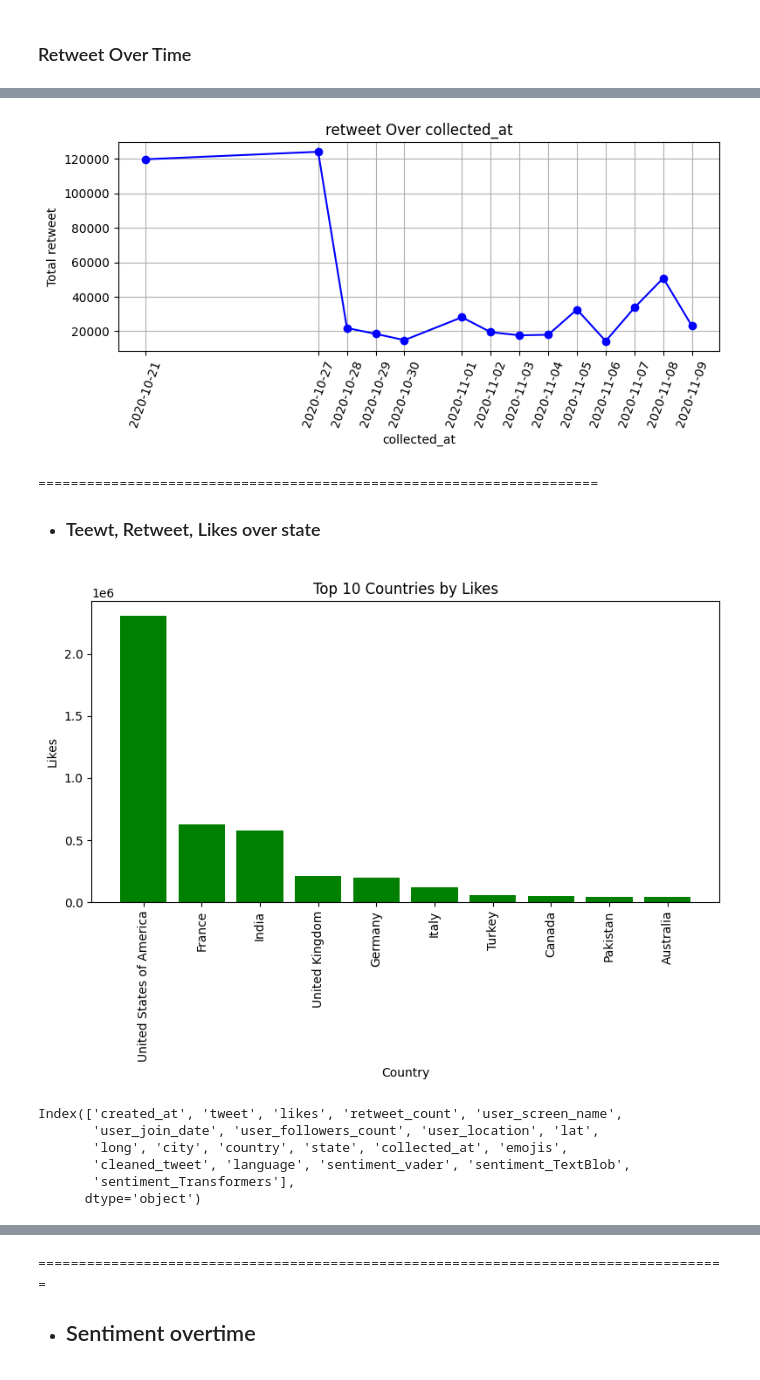
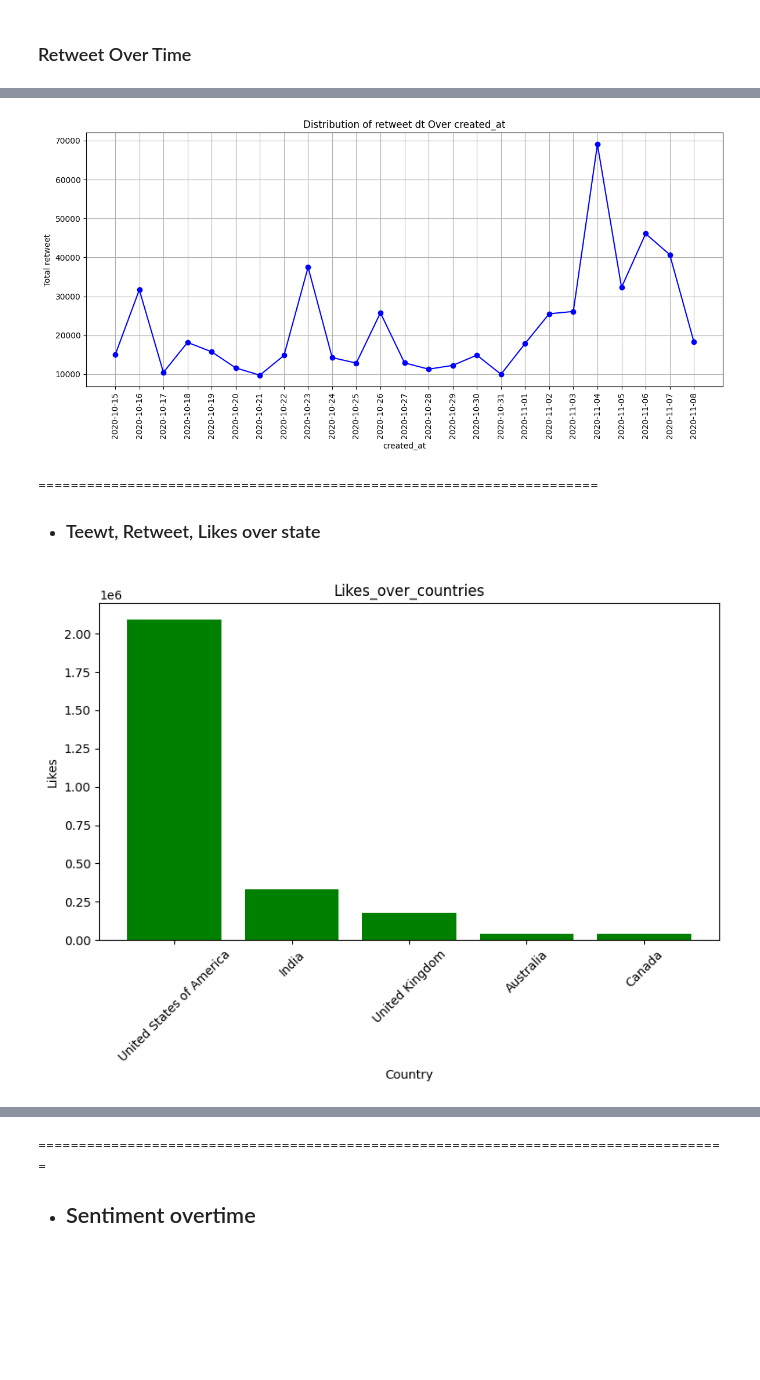
Before and after one commit to ElenaIurchenkoMatlas/twitterelection_dataanalysis, a Jupyter notebook: jb.ipynb, the cells around one changed output, grey strips where cells are left out. Drawn from its saved outputs; the diff is of its cells as text; code cells hidden in the pictures; blank space fills up the shorter version.

```diff
--- a/jb.ipynb
+++ b/jb.ipynb
@@ -126,0 +180,4 @@ print(unique_collection_days)
+# %%
+# convert datetime created_at
+
+jb_Eng_top5['created_at'] = pd.to_datetime(jb['created_at'],errors='coerce')
@@ -162,0 +198,4 @@ Name: count, dtype: int64
+# %%
+# convert datetime user_join_date
+
+jb_Eng_top5['user_join_date'] = pd.to_datetime(jb_Eng_top5['user_join_date'],errors='coerce')
@@ -247,8 +241,10 @@ Name: lat, dtype: float64
 # %%
-jb_usa["user_followers_count"] =pd.to_numeric(jb["user_followers_count"],errors='coerce')
-jb_usa['likes'] = pd.to_numeric(jb['likes'], errors='coerce')
-jb_usa['lat'] = pd.to_numeric(jb['lat'], errors='coerce')
-jb_usa['long'] = pd.to_numeric(jb['long'], errors='coerce')
+# convert formates to numeric nalues
+
+jb_Eng_top5["user_followers_count"] =pd.to_numeric(jb_Eng_top5["user_followers_count"],errors='coerce')
+jb_Eng_top5['likes'] = pd.to_numeric(jb_Eng_top5['likes'], errors='coerce')
+jb_Eng_top5['lat'] = pd.to_numeric(jb_Eng_top5['lat'], errors='coerce')
+jb_Eng_top5['long'] = pd.to_numeric(jb_Eng_top5['long'], errors='coerce')
 # %% [output]
 A value is trying to be set on a copy of a slice from a DataFrame.
 Try using .loc[row_indexer,col_indexer] = value instead
@@ -472,0 +480,4 @@ jb_usa[jb_usa["language"] != "en"].shape[0]
+# %%
+
+#fill nan values in emojies with empty
+jb_Eng_top5['emojis'].fillna('', inplace=True)
@@ -714,26 +749,28 @@ plt.show()
 # %%
-# retweet Over collected_at
-plt.figure(figsize=(8, 4))
+# Distribution of dt retweet Over created_at
 
-retweet_over_collected_day = jb_usa.groupby('collected_at')['retweet_count'].sum()
-# Create a line plot for likes distribution
-plt.plot(jb_usa.groupby('collected_at')['retweet_count'].sum(), color='blue', marker='o')
+plt.figure(figsize=(12, 6))
+
+dt_Reteet_over_created_day = dt_Eng_top5.groupby('created_at')['retweet_count'].sum()
+
+plt.plot(dt_Reteet_over_created_day, color='blue', marker='o')
 
 # Add labels and title
-plt.xlabel('collected_at')
+plt.xlabel('created_at')
 plt.ylabel('Total retweet')
-plt.title('retweet Over collected_at')
+plt.title('dt Distribution of retweet dt Over created_at')
+plt.grid(True)
 
-# Rotate x-axis
-plt.xticks(retweet_over_collected_day.index.strftime('%Y-%m-%d'), rotation=70)
-plt.grid(True)
+# Rotate x-axis labels for better readability
+plt.xticks( dt_Reteet_over_created_day.index.strftime('%Y-%m-%d'), rotation=90)
+
 # Adjust layout for better fit
 plt.tight_layout()
 
 # Show plot
 plt.show()
 # %% [output]
-[figure, old version]
+[figure, new version]
 # %% [markdown]
 =====================================================================
 
@@ -742,31 +779,22 @@ plt.show()
 # %%
 plt.figure(figsize=(8,6))
 
 # Group by country, sum the likes, sort in descending order, and select the top 10
-top_10_countries = jb.groupby("country")["likes"].sum().sort_values(ascending=False).head(10)
+Likes_over_countries = jb_Eng_top5.groupby("country")["likes"].sum().sort_values(ascending=False)
 
 # Create a bar plot for the top 10 countries
-plt.bar(top_10_countries.index, top_10_countries, color='green')
+plt.bar(Likes_over_countries.index, Likes_over_countries, color='green')
 
 plt.xlabel('Country')
 plt.ylabel('Likes')
-plt.title('Top 10 Countries by Likes')
+plt.title('jb Likes_over_countries')
 
 # Rotate x-axis labels for better readability
-plt.xticks(rotation=90)
+plt.xticks(rotation=45)
 
 # Adjust layout for better fit
 plt.tight_layout()
 
 plt.show()
 # %% [output]
-[figure, old version]
+[figure, new version]
-# %%
-jb_usa.columns
-# %% [output]
-Index(['created_at', 'tweet', 'likes', 'retweet_count', 'user_screen_name',
-       'user_join_date', 'user_followers_count', 'user_location', 'lat',
-       'long', 'city', 'country', 'state', 'collected_at', 'emojis',
-       'cleaned_tweet', 'language', 'sentiment_vader', 'sentiment_TextBlob',
-       'sentiment_Transformers'],
-      dtype='object')
```
Also changed, not shown: parts of 112 cells of this notebook.
